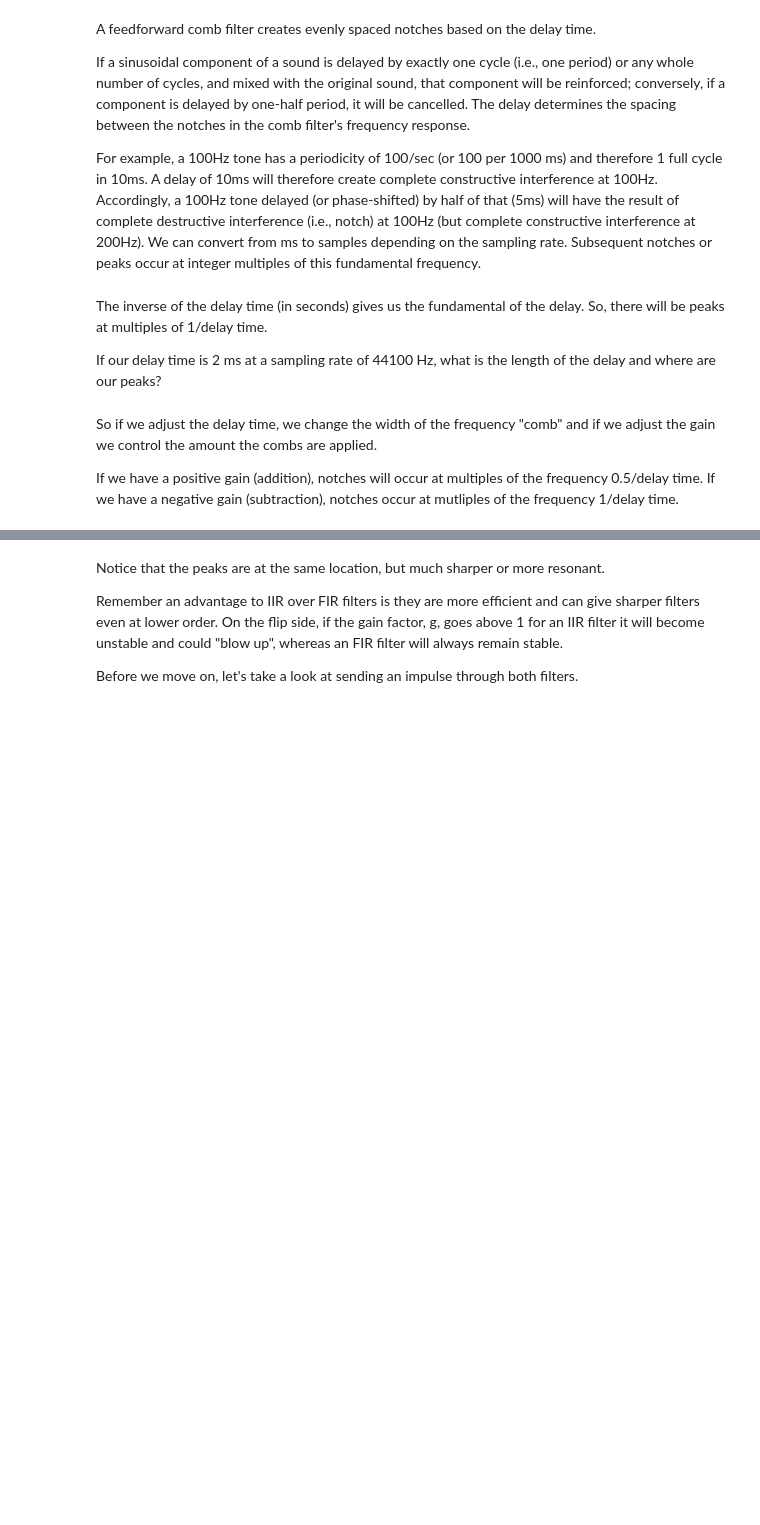
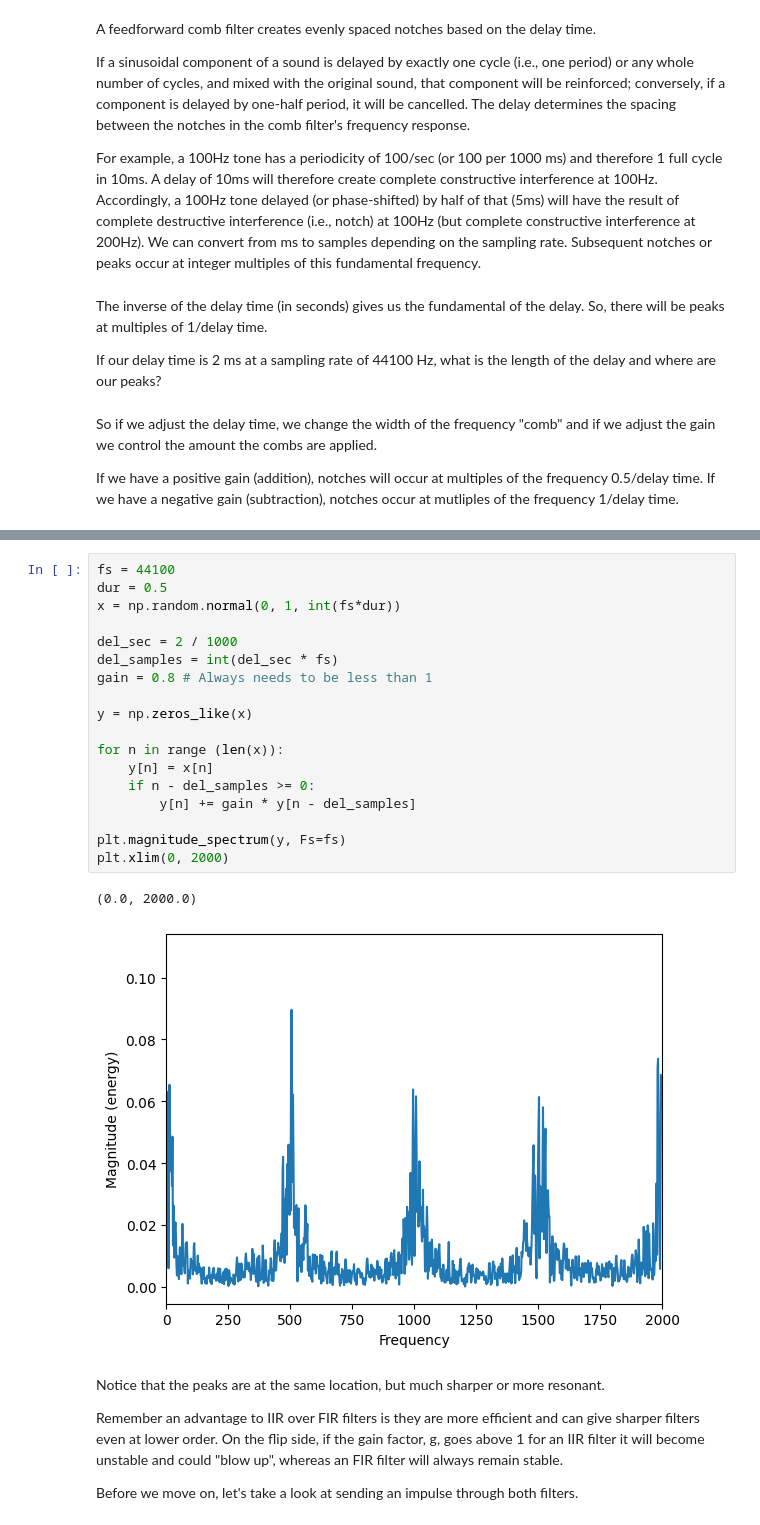
Before and after one commit to thedarknessuser/AudioTechII, a Jupyter notebook: Lectures-Blank/Lesson08_DelayAndFilters.ipynb, the cells around one changed output, grey strips where cells are left out. Cells and saved outputs as stored; diff of their text form; blank space fills up the shorter version.

```diff
--- a/Lectures-Blank/Lesson08_DelayAndFilters.ipynb
+++ b/Lectures-Blank/Lesson08_DelayAndFilters.ipynb
@@ -285,6 +292,27 @@ $$y[n] = x[n] + g * y[n-D]$$
 Notice that this is an IIR filter (infinite impulse response). An impulse sent into the filter may not diminish over a fixed amount of time because of the feedback property. The output depends on both the input and the output - feeding into itself.
 
 <img src="https://ccrma.stanford.edu/~jos/pasp/img78_3x.png" alt="Image of feedback comb filter block diagram" width="500" />
+# %%
+fs = 44100
+dur = 0.5
+x = np.random.normal(0, 1, int(fs*dur))
+
+del_sec = 2 / 1000
+del_samples = int(del_sec * fs)
+gain = 0.8 # Always needs to be less than 1
+
+y = np.zeros_like(x)
+
+for n in range (len(x)):
+    y[n] = x[n]
+    if n - del_samples >= 0:
+        y[n] += gain * y[n - del_samples]
+
+plt.magnitude_spectrum(y, Fs=fs)
+plt.xlim(0, 2000)
+# %% [output]
+(0.0, 2000.0)
+[figure, added]
 # %% [markdown]
 Notice that the peaks are at the same location, but much sharper or more resonant.
 
```
Also changed, not shown: parts of 3 cells of this notebook.
